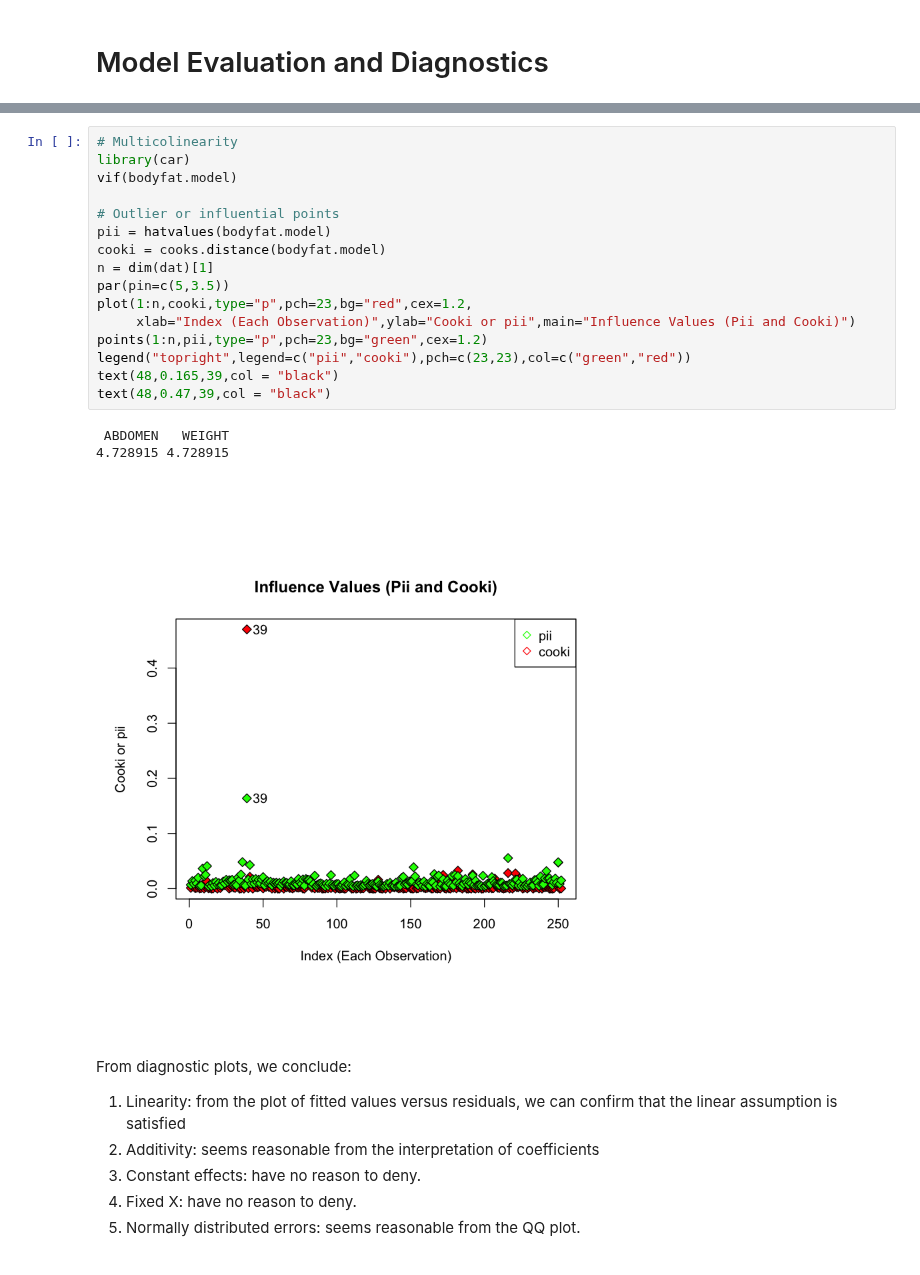
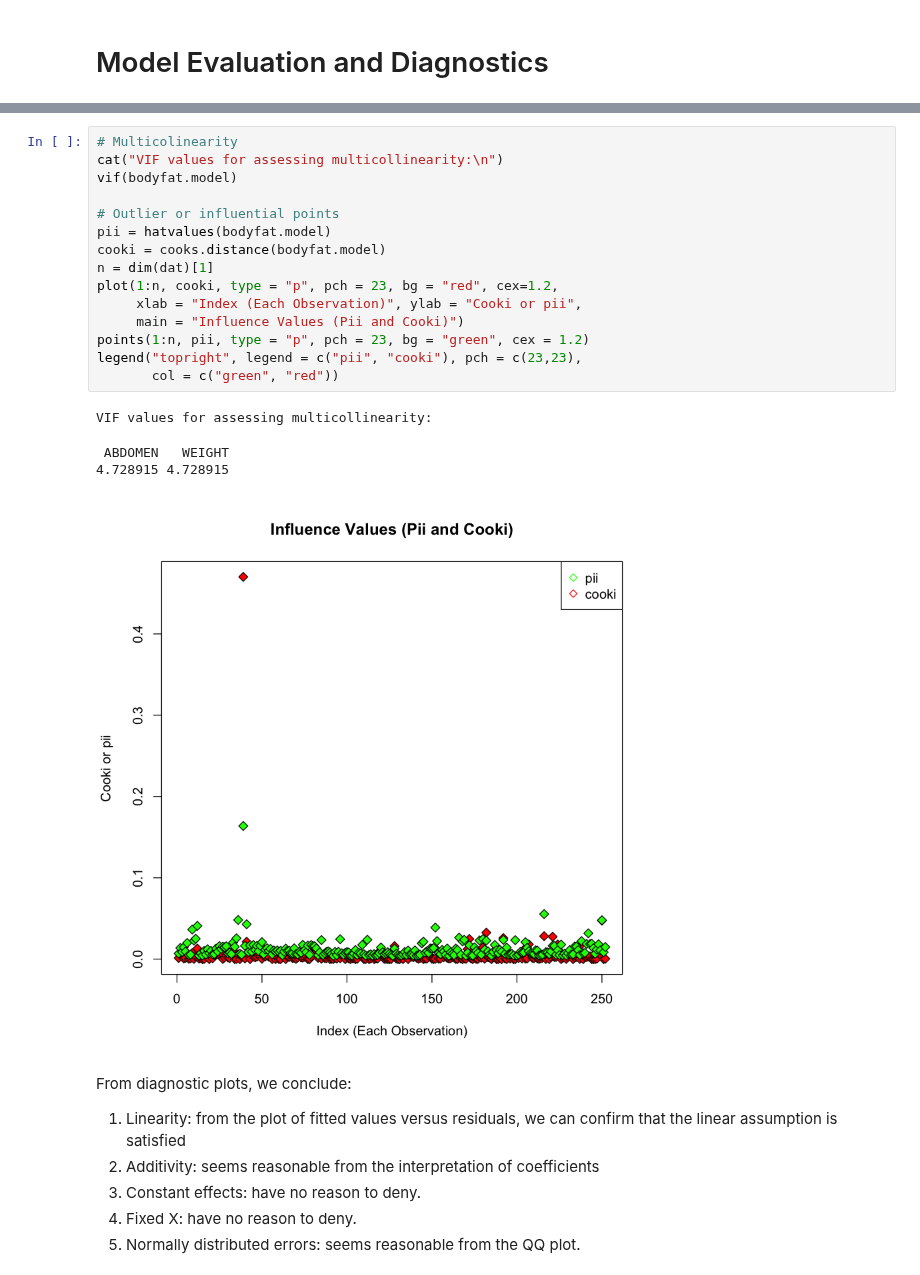
Before and after one commit to LuChen525/stat628-module1, a Jupyter notebook: Executive-Summary.ipynb, the cells around one changed output, grey strips where cells are left out. Cells and saved outputs as stored; diff of their text form.

```diff
--- a/Executive-Summary.ipynb
+++ b/Executive-Summary.ipynb
@@ -483,23 +417,23 @@ abline(a=0,b=0,col="black",lwd=3)
 # %%
 # Multicolinearity
-library(car)
+cat("VIF values for assessing multicollinearity:\n")
 vif(bodyfat.model)
 
 # Outlier or influential points
 pii = hatvalues(bodyfat.model)
 cooki = cooks.distance(bodyfat.model)
 n = dim(dat)[1]
-par(pin=c(5,3.5))
-plot(1:n,cooki,type="p",pch=23,bg="red",cex=1.2,
-     xlab="Index (Each Observation)",ylab="Cooki or pii",main="Influence Values (Pii and Cooki)")
-points(1:n,pii,type="p",pch=23,bg="green",cex=1.2)
-legend("topright",legend=c("pii","cooki"),pch=c(23,23),col=c("green","red"))
-text(48,0.165,39,col = "black")
-text(48,0.47,39,col = "black")
+plot(1:n, cooki, type = "p", pch = 23, bg = "red", cex=1.2,
+     xlab = "Index (Each Observation)", ylab = "Cooki or pii",
+     main = "Influence Values (Pii and Cooki)")
+points(1:n, pii, type = "p", pch = 23, bg = "green", cex = 1.2)
+legend("topright", legend = c("pii", "cooki"), pch = c(23,23),
+       col = c("green", "red"))
 # %% [output]
- ABDOMEN   WEIGHT
-4.728915 4.728915
+VIF values for assessing multicollinearity:
+ ABDOMEN   WEIGHT
+4.728915 4.728915
-[figure, old version]
+[figure, new version]
 # %% [markdown]
 From diagnostic plots, we conclude:
 
```
Also changed, not shown: parts of 24 cells of this notebook, 2 other files.
